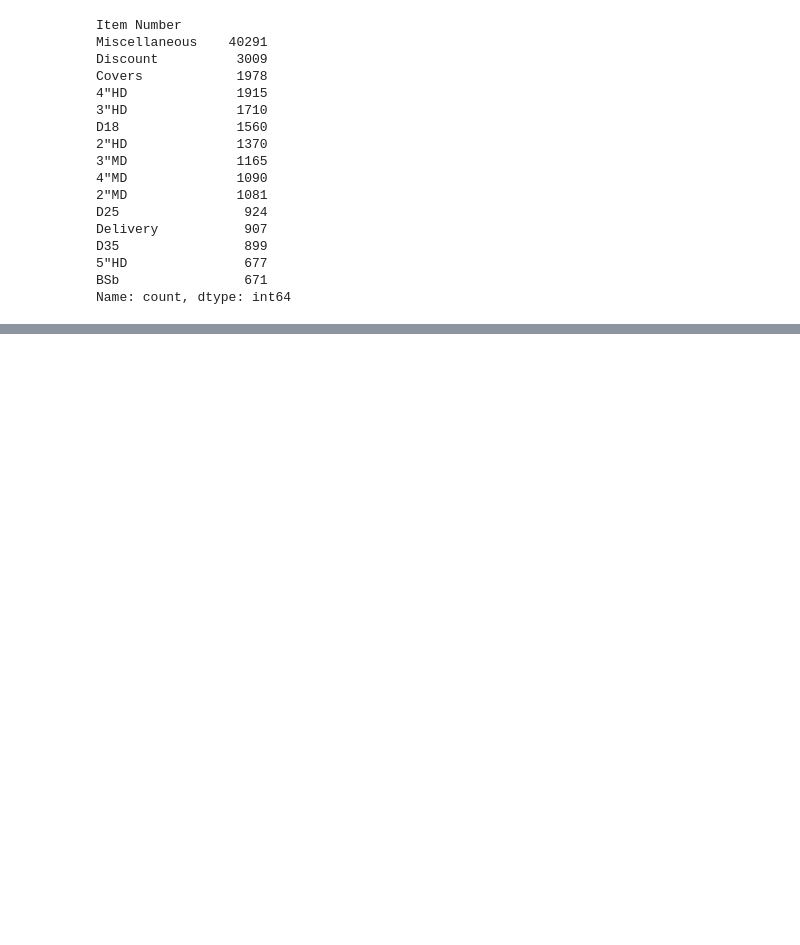
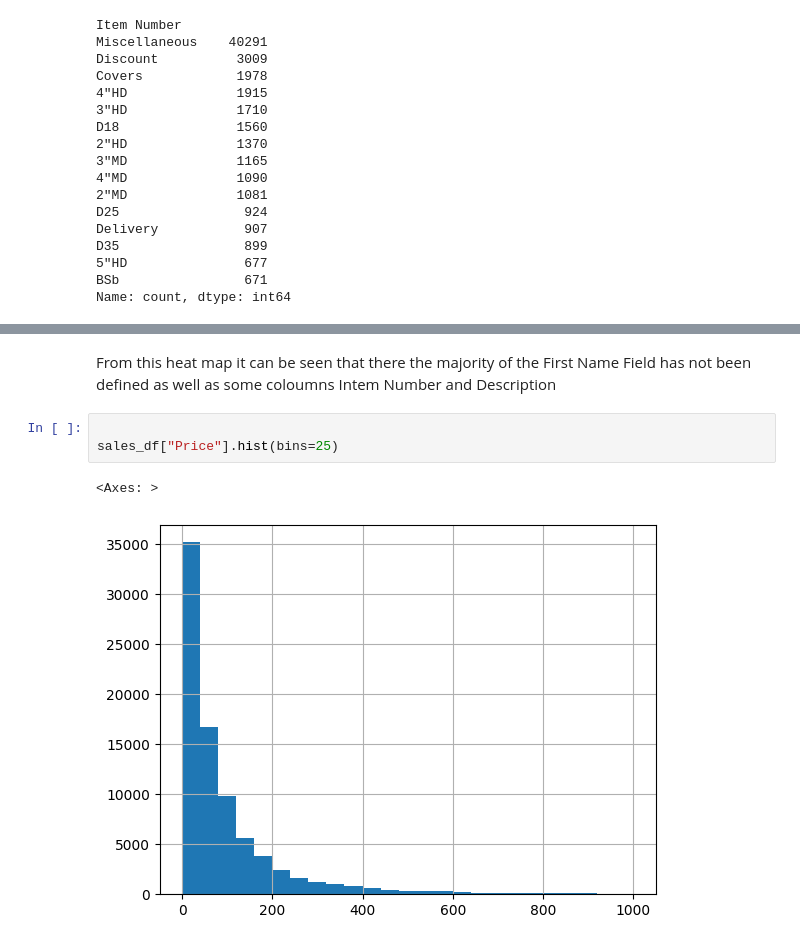
Before and after one commit to SilverPeak2299/Foam-Booth-Data-Analysis, a Jupyter notebook: notebooks/1_initial_exploration.ipynb, the cells around one changed output, grey strips where cells are left out. Saved outputs shown, nothing was run; the diff lists cells and outputs as text; blank space fills up the shorter version.

```diff
--- a/notebooks/1_initial_exploration.ipynb
+++ b/notebooks/1_initial_exploration.ipynb
@@ -79,0 +116,8 @@ Name: count, dtype: int64
+# %% [markdown]
+From this heat map it can be seen that there the majority of the First Name Field has not been defined as well as some coloumns Intem Number and Description
+# %%
+
+sales_df["Price"].hist(bins=25)
+# %% [output]
+<Axes: >
+[figure, added]
```
Also changed, not shown: parts of 8 cells of this notebook, 6 other files.
